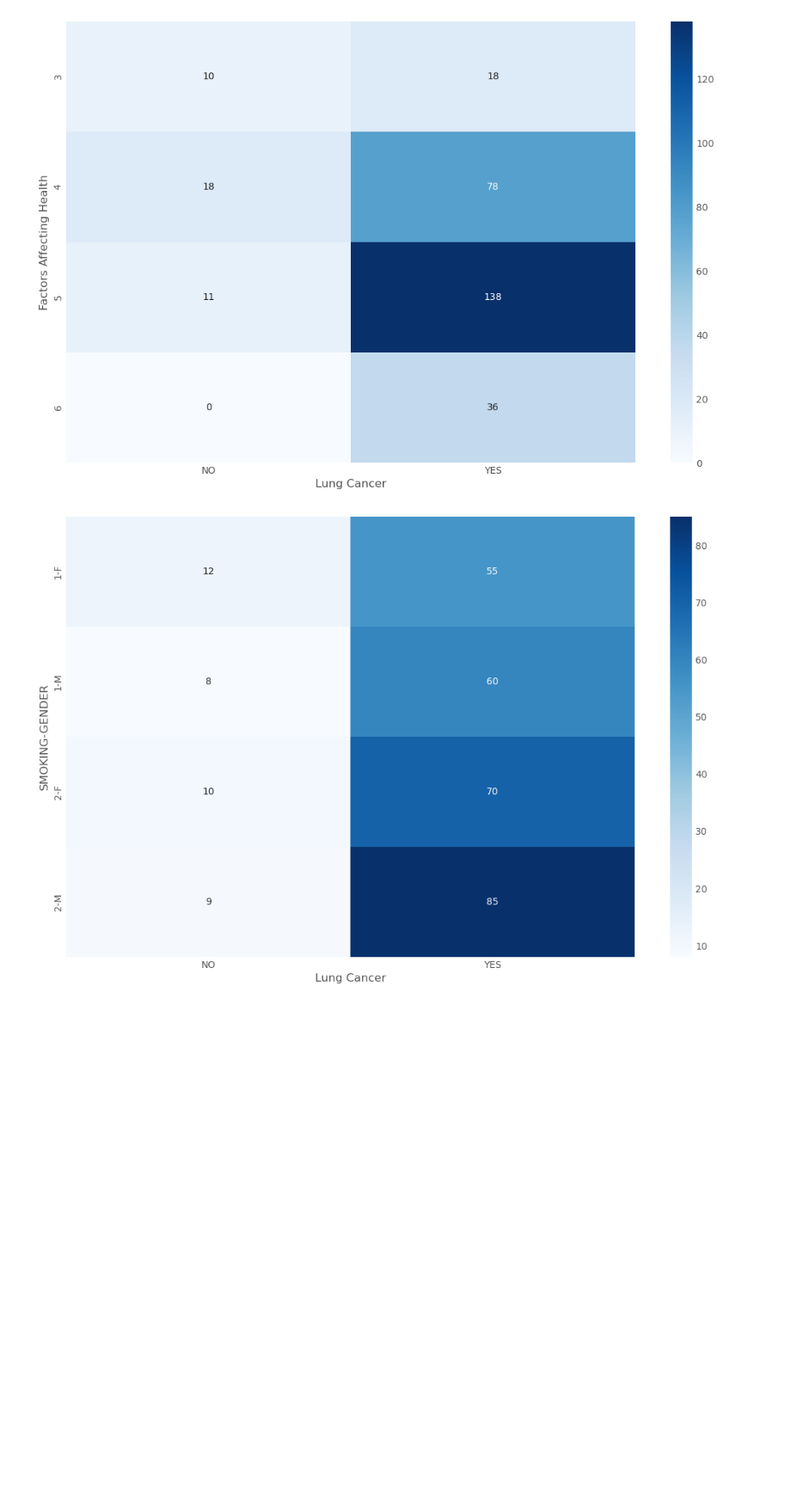
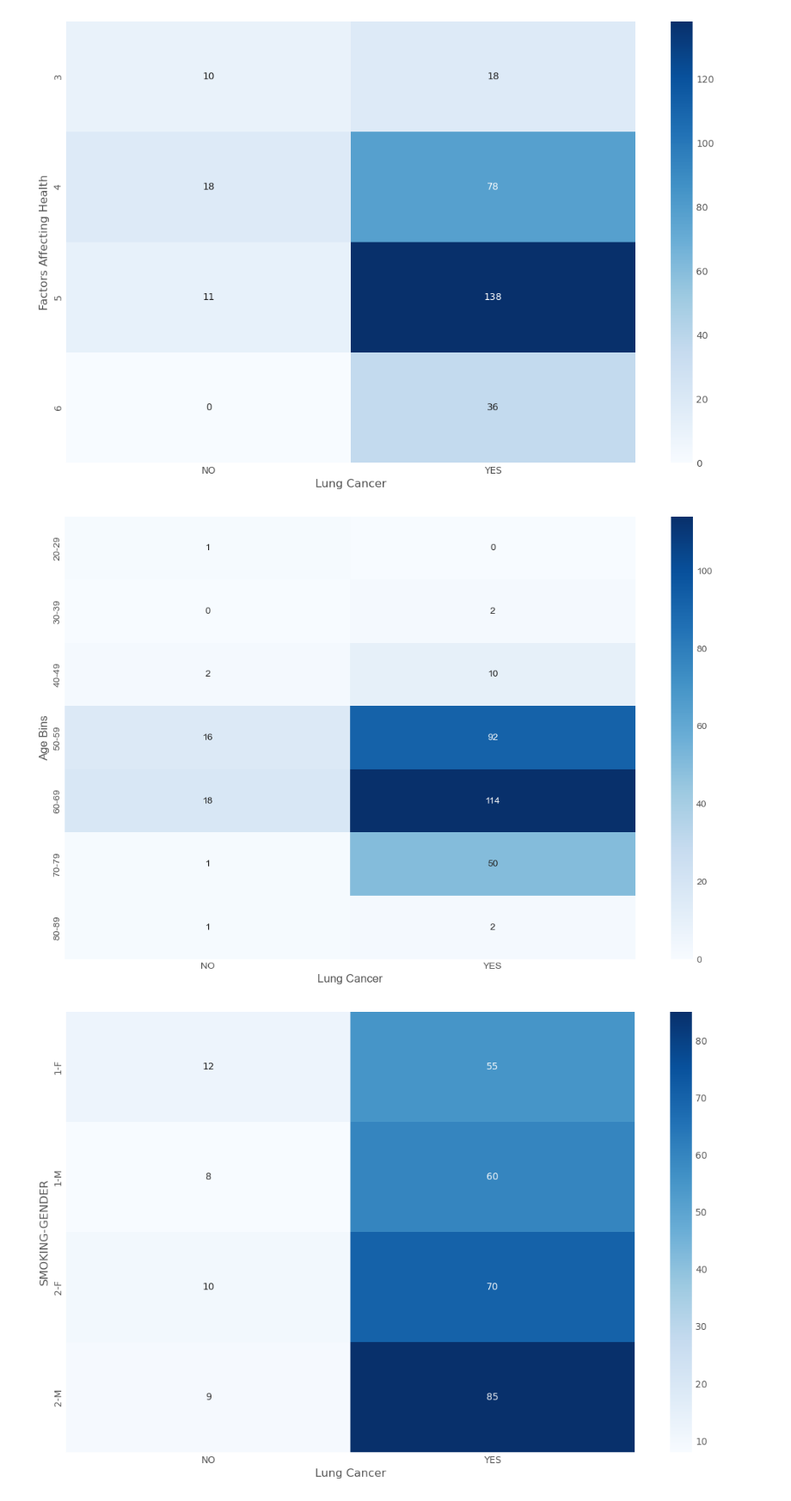
Before and after one commit to Spikes666/Data-Dive-1, a Jupyter notebook: main-James.ipynb, the cells around one changed output. Shown: that part at 86% size. Cells and saved outputs as stored; diff of their text form; code cells hidden in the pictures; blank space fills up the shorter version.

Commit message:
Fixed bins and created some slides grouped by them.

```diff
--- a/main-James.ipynb
+++ b/main-James.ipynb
@@ -122,0 +111,10 @@ Categories (4, interval[int64, right]): [(20, 35] < (35, 45] < (45, 60] < (60, 7
+# %%
+# Define bin edges and labels
+bin_edges = [20, 30, 40, 50, 60, 70, 80, 90]
+bin_labels = ['20-29', '30-39', '40-49', '50-59', '60-69', '70-79', '80-89']
+
+# Create bins using pd.cut()
+df['AGE_BINS'] = pd.cut(df['AGE'], bins=bin_edges, labels=bin_labels)
+
+# Print the DataFrame
+df.head()
@@ -141,6 +146,17 @@ plt.ylabel('Factors Affecting Health')
 plt.xlabel('Lung Cancer');
 # %% [output]
 [figure]
+# %%
+# Above grouped by Cats
+
+pd.crosstab(df['AGE_BINS'], df['LUNG_CANCER'])
+contigency = pd.crosstab(df['AGE_BINS'], df['LUNG_CANCER'])
+plt.figure(figsize=(12,8))
+sns.heatmap(contigency, annot=True, cmap="Blues",fmt = '.0f')
+plt.ylabel('Age Bins')
+plt.xlabel('Lung Cancer');
+# %% [output]
+[figure, added]
 # %%
 #Standard contigency table for now how to read them
 STANDARD = pd.crosstab([df['SMOKING'],df['GENDER']], df['LUNG_CANCER'])
```
Also changed, not shown: parts of 7 cells of this notebook.
